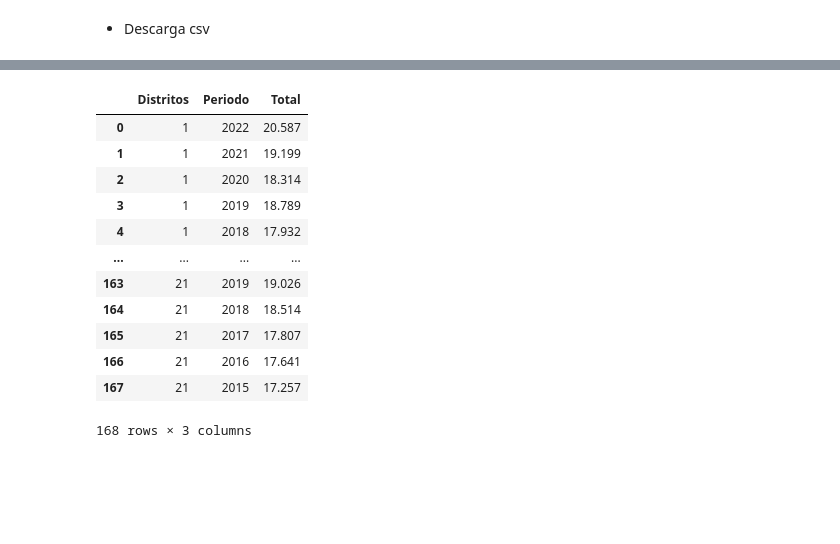
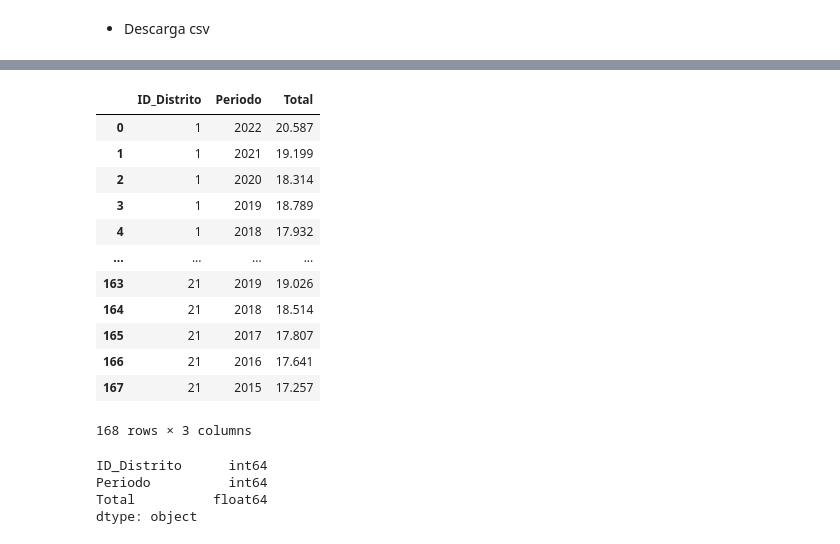
Before and after one commit to davfranco1/Proyecto5-ProyectoLibre-PreciosAlquileresMadrid, a Jupyter notebook: notebooks/1_ExtracciónLimpieza.ipynb, the cells around one changed output, grey strips where cells are left out. Drawn from its saved outputs; the diff is of its cells as text; code cells hidden in the pictures; blank space fills up the shorter version.

```diff
--- a/notebooks/1_ExtracciónLimpieza.ipynb
+++ b/notebooks/1_ExtracciónLimpieza.ipynb
@@ -354,11 +471,13 @@ AttributeError: module 'src.soporte_funciones' has no attribute 'scraping_ine'
 # %%
-df_renta = pd.read_csv("../datos/origen/31097.csv", sep=";")
+df_renta = pd.read_csv("../datos/origen/ingresos_hogares_distrito.csv", sep=";")
 df_renta.drop(columns=["Municipios", "Secciones", "Indicadores de renta media y mediana"], inplace=True)
 df_renta['Distritos'] = df_renta['Distritos'].str.extract(r'(\d{2})$', expand=False)
 df_renta["Distritos"] = df_renta["Distritos"].apply(lambda x: x.lstrip("0") if isinstance(x, str) else x)
+df_renta.rename(columns={"Distritos":"ID_Distrito"}, inplace=True)
+df_renta["ID_Distrito"] = df_renta["ID_Distrito"].astype(int)
 df_renta
 # %% [output]
-|  | Distritos | Periodo | Total |
+|  | ID_Distrito | Periodo | Total |
 | 0 | 1 | 2022 | 20.587 |
 | 1 | 1 | 2021 | 19.199 |
 | 2 | 1 | 2020 | 18.314 |
@@ -371,3 +490,10 @@ df_renta
 | 166 | 21 | 2016 | 17.641 |
 | 167 | 21 | 2015 | 17.257 |
 168 rows × 3 columns
+# %%
+df_renta.dtypes
+# %% [output]
+ID_Distrito      int64
+Periodo          int64
+Total          float64
+dtype: object
```
Also changed, not shown: parts of 37 cells of this notebook, 13 other files.
